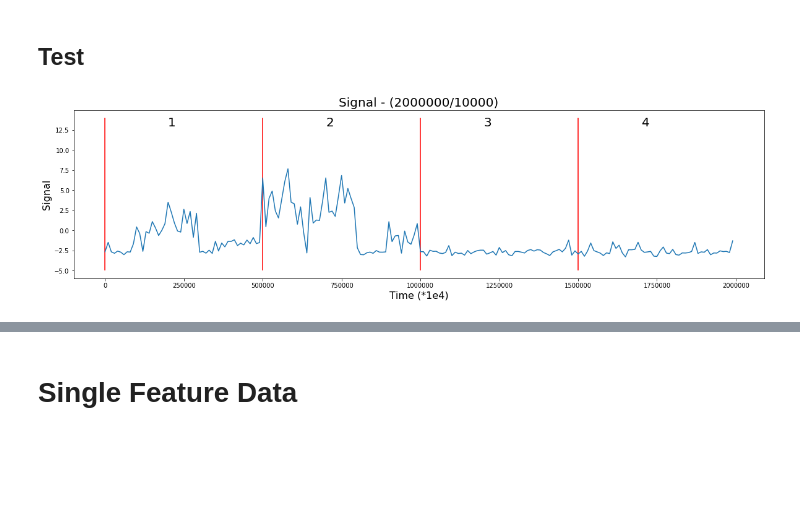
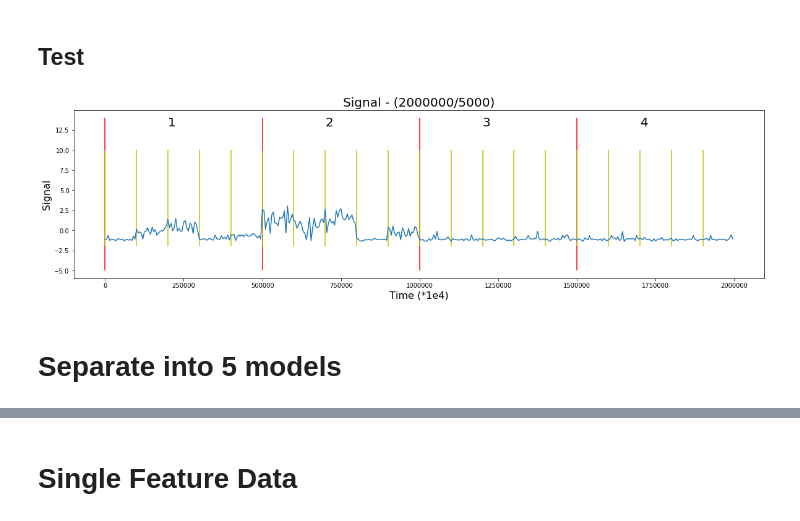
Before and after one commit to ahs8w/kaggle-comps, a Jupyter notebook: IonSwitching.ipynb, the cells around one changed output, grey strips where cells are left out. Drawn from its saved outputs; the diff is of its cells as text; code cells hidden in the pictures; blank space fills up the shorter version.

```diff
--- a/IonSwitching.ipynb
+++ b/IonSwitching.ipynb
@@ -183,15 +225,20 @@ train[train.open_channels < train.signal]
 # %% [markdown]
 ## Test
+# %%
+res = 5000
 # %%
 plt.figure(figsize=(20,5))
 plt.plot(test.signal[0::res])
 
 plt.vlines(range(0,len(test),500000),-5,14,'r')  # delineate batches (vertically from -5 to 12.5)
+plt.vlines(range(0,len(test),100000),-2,10,'y')
 for j in range(4): plt.text(j*500000+200000,13,str(j+1),size=20)  # show batch numbers
 
 plt.xlabel('Time (*1e4)', size=16)
 plt.ylabel('Signal', size=16);
 plt.title(f'Signal - ({len(test)}/{res})',size=20)
 plt.show()
 # %% [output]
-[figure, old version]
+[figure, new version]
+# %% [markdown]
+# Separate into 5 models
```
Also changed, not shown: parts of 51 cells of this notebook.
